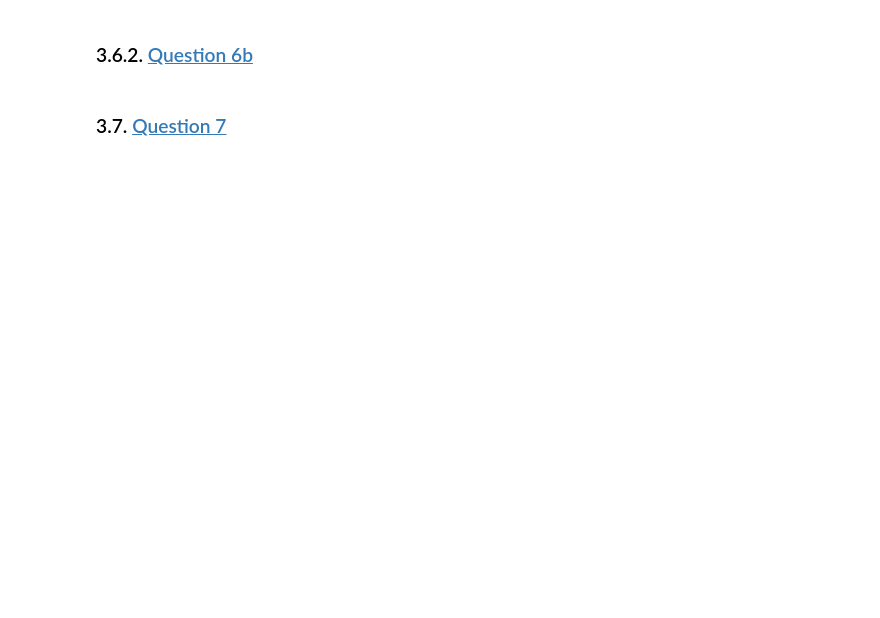
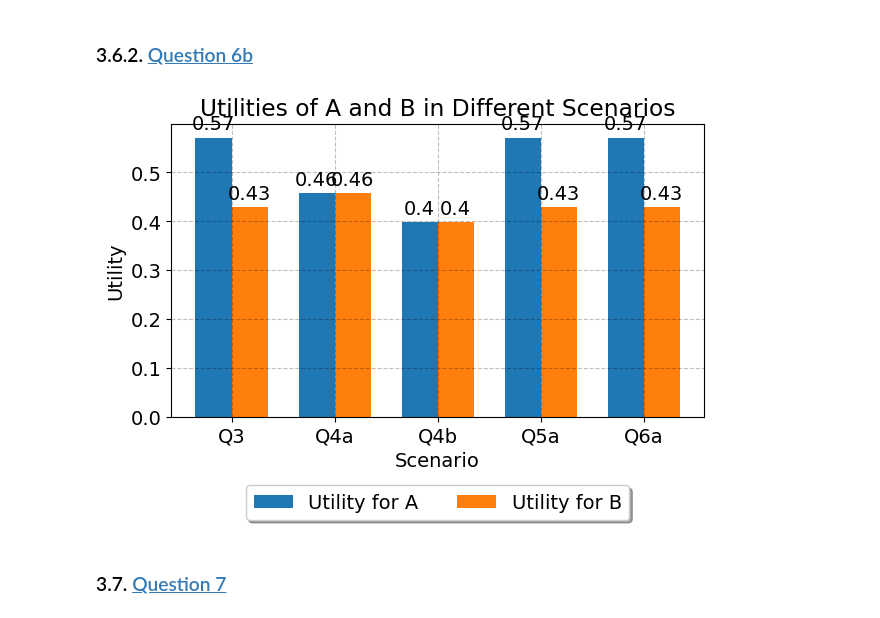
Before and after one commit to NumEconCopenhagen/projects-2024-hwee-oscar-thomas, a Jupyter notebook: inauguralproject/inauguralproject.ipynb, the cells around one changed output. Drawn from its saved outputs; the diff is of its cells as text; code cells hidden in the pictures; blank space fills up the shorter version.

```diff
--- a/inauguralproject/inauguralproject.ipynb
+++ b/inauguralproject/inauguralproject.ipynb
@@ -333,3 +353,61 @@ plt.show()
+# %%
+
+# Given optimized allocations from previous solutions
+allocations = {
+    'Q3': {'x1_A': 0.571, 'x2_A': 0.571, 'x1_B': 0.429, 'x2_B': 0.429},
+    'Q4a': {'x1_A': 0.6, 'x2_A': 0.4, 'x1_B': 0.4, 'x2_B': 0.6},
+    'Q4b': {'x1_A': 0.7, 'x2_A': 0.3, 'x1_B': 0.3, 'x2_B': 0.7},
+    'Q5a': {'x1_A': 0.5713184063207571, 'x2_A': 0.5703621450926421, 'x1_B': 0.42868159367924286, 'x2_B': 0.42963785490735794},
+    'Q6a': {'x1_A': 0.5713184063207571, 'x2_A': 0.5703621450926421, 'x1_B': 0.42868159367924286, 'x2_B': 0.42963785490735794}
+}
+
+# Calculate utilities for each allocation
+utilities = {}
+for key, alloc in allocations.items():
+    x1_A, x2_A = alloc['x1_A'], alloc['x2_A']
+    x1_B, x2_B = alloc['x1_B'], alloc['x2_B']
+    utilities[key] = {
+        'u_A': u_A(x1_A, x2_A),
+        'u_B': u_B(x1_B, x2_B)
+    }
+
+# Create a bar plot to compare the utilities
+labels = list(utilities.keys())
+u_A_values = [utilities[label]['u_A'] for label in labels]
+u_B_values = [utilities[label]['u_B'] for label in labels]
+
+x = np.arange(len(labels))  # the label locations
+width = 0.35  # the width of the bars
+
+fig, ax = plt.subplots()
+rects1 = ax.bar(x - width/2, u_A_values, width, label='Utility for A')
+rects2 = ax.bar(x + width/2, u_B_values, width, label='Utility for B')
+
+# Add some text for labels, title, and custom x-axis tick labels, etc.
+ax.set_xlabel('Scenario')
+ax.set_ylabel('Utility')
+ax.set_title('Utilities of A and B in Different Scenarios')
+ax.set_xticks(x)
+ax.set_xticklabels(labels)
+ax.legend(loc='upper center', bbox_to_anchor=(0.5, -0.2), fancybox=True, shadow=True, ncol=3)
+
+# Attach a text label above each bar in *rects*, displaying its height.
+def autolabel(rects):
+    """Attach a text label above each bar in *rects*, displaying its height."""
+    for rect in rects:
+        height = rect.get_height()
+        ax.annotate('{}'.format(round(height, 2)),
+                    xy=(rect.get_x() + rect.get_width() / 2, height),
+                    xytext=(0, 3),  # 3 points vertical offset
+                    textcoords="offset points",
+                    ha='center', va='bottom')
+
+autolabel(rects1)
+autolabel(rects2)
+
+fig.tight_layout()
+# %% [output]
+[figure, added]
 # %% [markdown]
 ### 3.7. <a id='toc3_5_2_'></a>[Question 7](#toc0_)
 # %%
```
Also changed, not shown: parts of 11 cells of this notebook.
